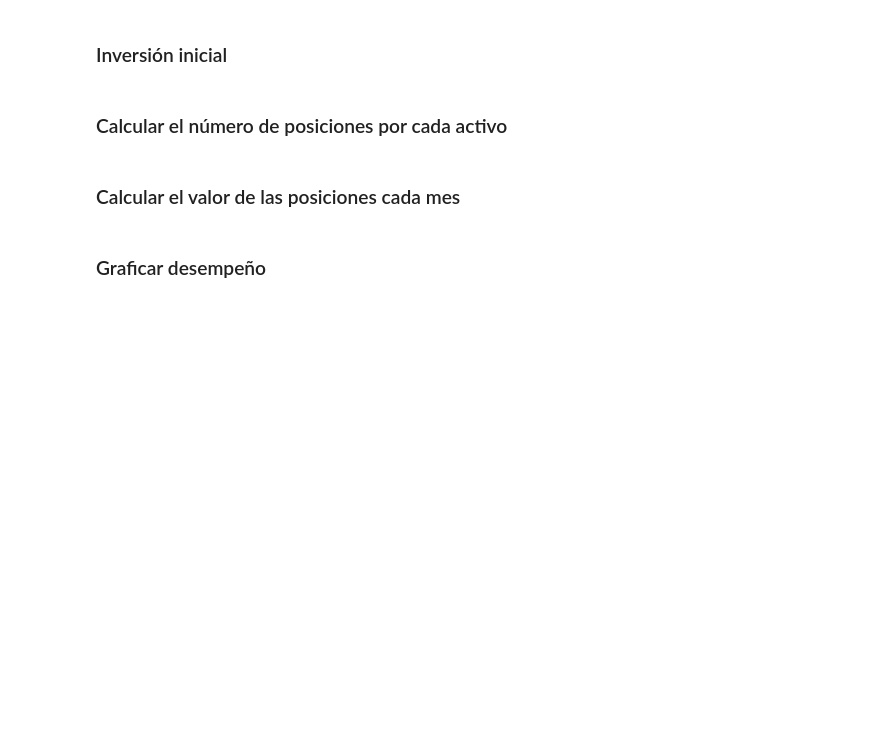
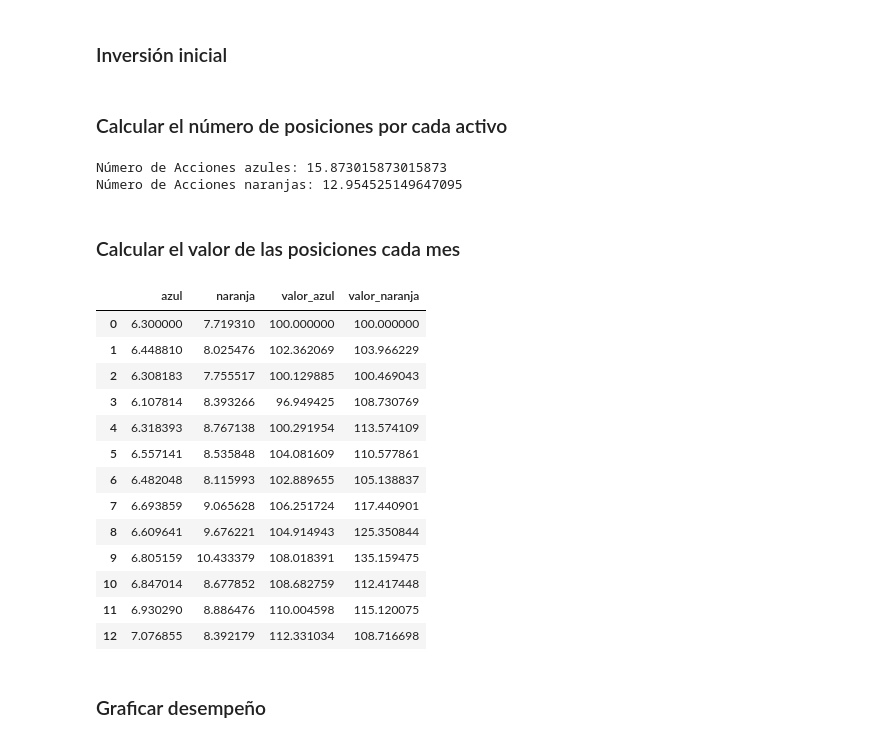
Before and after one commit to carlosdeoncedos/CienciaDatosFinanzas2023_05, a Jupyter notebook: Clase230515.ipynb, the cells around one changed output. Saved outputs shown, nothing was run; the diff lists cells and outputs as text; code cells hidden in the pictures; blank space fills up the shorter version.

```diff
--- a/Clase230515.ipynb
+++ b/Clase230515.ipynb
@@ -537,4 +567,30 @@ dtype: float64
+# %%
+print(f'Número de Acciones azules: {posiciones_azul}')
+print(f'Número de Acciones naranjas: {posiciones_naranja}')
+# %% [output]
+Número de Acciones azules: 15.873015873015873
+Número de Acciones naranjas: 12.954525149647095
 # %% [markdown]
 ### Calcular el valor de las posiciones cada mes
+# %%
+df_precios['valor_azul'] = df_precios['azul'] * posiciones_azul
+df_precios['valor_naranja'] = df_precios['naranja'] * posiciones_naranja
+
+df_precios
+# %% [output]
+|  | azul | naranja | valor_azul | valor_naranja |
+| 0 | 6.300000 | 7.719310 | 100.000000 | 100.000000 |
+| 1 | 6.448810 | 8.025476 | 102.362069 | 103.966229 |
+| 2 | 6.308183 | 7.755517 | 100.129885 | 100.469043 |
+| 3 | 6.107814 | 8.393266 | 96.949425 | 108.730769 |
+| 4 | 6.318393 | 8.767138 | 100.291954 | 113.574109 |
+| 5 | 6.557141 | 8.535848 | 104.081609 | 110.577861 |
+| 6 | 6.482048 | 8.115993 | 102.889655 | 105.138837 |
+| 7 | 6.693859 | 9.065628 | 106.251724 | 117.440901 |
+| 8 | 6.609641 | 9.676221 | 104.914943 | 125.350844 |
+| 9 | 6.805159 | 10.433379 | 108.018391 | 135.159475 |
+| 10 | 6.847014 | 8.677852 | 108.682759 | 112.417448 |
+| 11 | 6.930290 | 8.886476 | 110.004598 | 115.120075 |
+| 12 | 7.076855 | 8.392179 | 112.331034 | 108.716698 |
 # %% [markdown]
 ### Graficar desempeño
```
Also changed, not shown: parts of 9 cells of this notebook.
